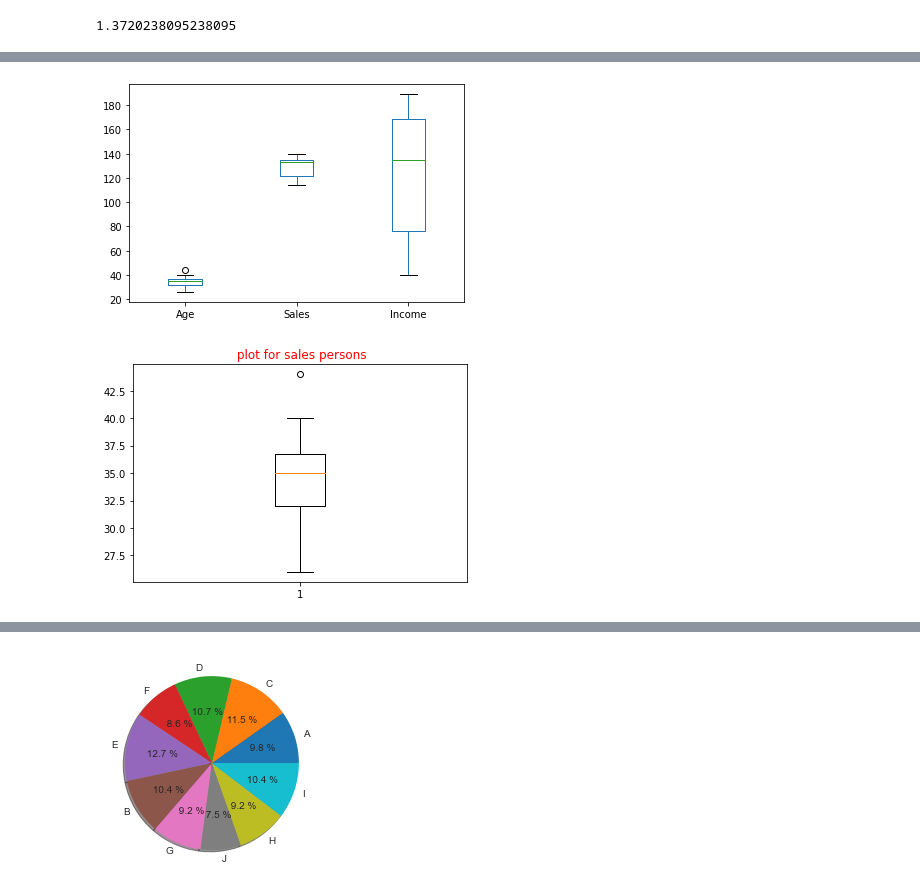
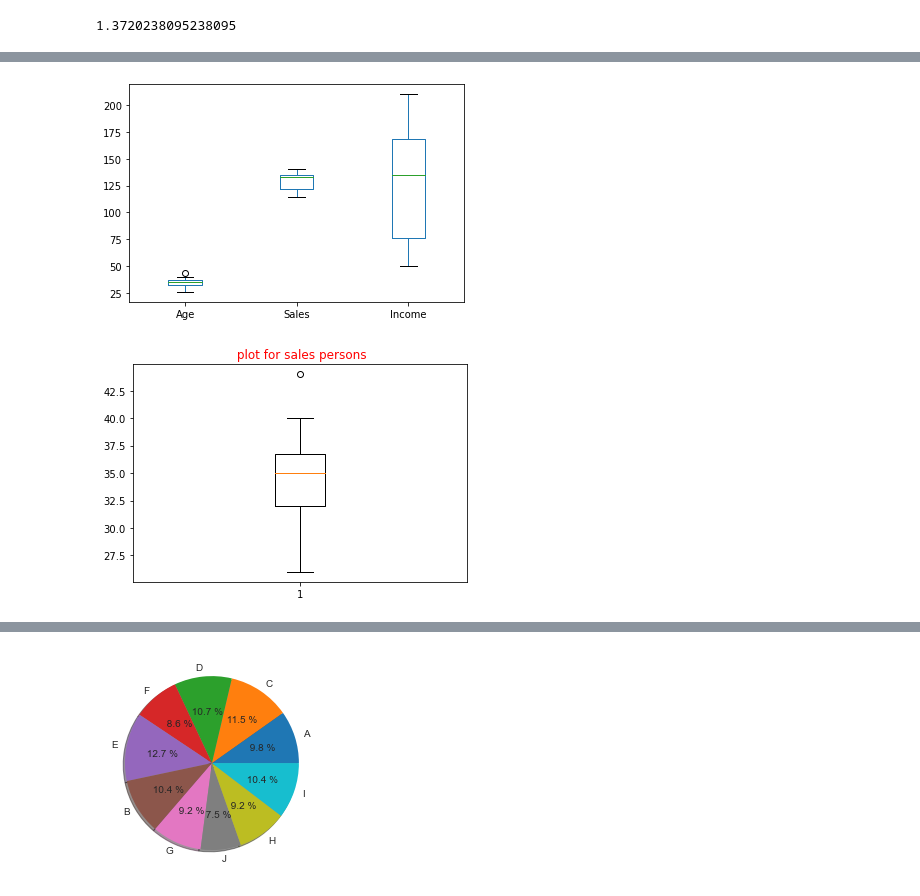
Before and after one commit to RashmivernekarN/ai_with_python_keonics, a Jupyter notebook: Module3/practical.ipynb, the cells around one changed output, grey strips where cells are left out. Cells and saved outputs as stored; diff of their text form; code cells hidden in the pictures.

```diff
--- a/Module3/practical.ipynb
+++ b/Module3/practical.ipynb
@@ -93,25 +93,25 @@ plt.show()
 # %%
 from turtle import color
 
 
 data = [['E001', 'M', 34, 123, 'Normal', 50],
         ['E002', 'F', 40, 114, 'Overweight', 150],
         ['E003', 'F', 37, 135, 'Obesity', 169],
-        ['E004', 'M', 30, 139, 'Underweight', 189],
+        ['E004', 'M', 30, 139, 'Underweight', 210],
         ['E005', 'F', 44, 117, 'Underweight', 183],
         ['E006', 'M', 36, 121, 'Normal', 80],
         ['E007', 'M', 32, 133, 'Obesity', 166],
         ['E008', 'F', 26, 140, 'Normal', 120],
         ['E009', 'M', 32, 133, 'Normal', 75],
-        ['E010', 'M', 36, 133, 'Underweight', 40] ]
+        ['E010', 'M', 36, 133, 'Underweight', 51] ]
 df = pd.DataFrame(data, columns = ['EMPID', 'Gender','Age', 'Sales','BMI', 'Income'] )
 
 df.plot.box()
 plt.show()
 plt.boxplot(df['Age'])
 plt.title(' plot for sales persons',color='red')
 
 plt.show()
 # %% [output]
-[figure, old version]
+[figure, new version]
 [figure]
```
Also changed, not shown: parts of 24 cells of this notebook, 2 other files.
